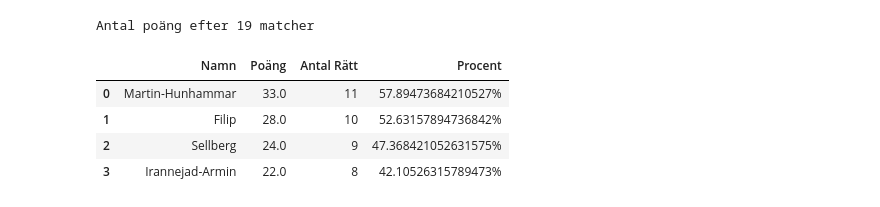
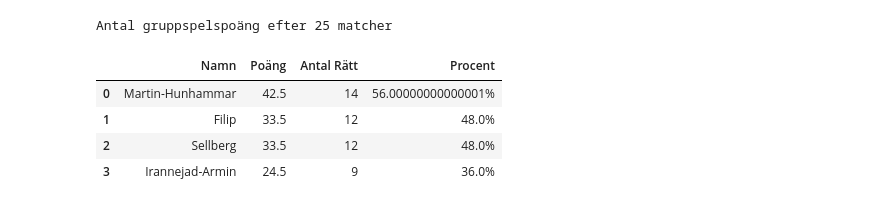
Before and after one commit to filipaslin/wc-tippning, a Jupyter notebook: scores.ipynb, the cells around one changed output. Drawn from its saved outputs; the diff is of its cells as text; code cells hidden in the pictures.

```diff
--- a/scores.ipynb
+++ b/scores.ipynb
@@ -24,11 +26,12 @@ for f in files:
     tmp = pd.read_excel(f)
     preds.append(tmp[tmp.columns[5]][11:59].values.astype(str))
 
-forza_df = forzawrapper.get_scores().iloc[:len(preds[0])]
+forza_df = forzawrapper.get_scores().iloc[:len(preds[0])].drop("Kickoff", axis=1)
 
 pred_df = pd.DataFrame(np.array(preds).T, columns=names)
 df = pd.concat([pred_df, forza_df], axis=1)
 df["Correct"] = df["Score"].apply(lambda x: get_sign(x))
-df["Total Correct Predictions"] = df.apply(lambda x: sum([int(v == x["Correct"]) for v in x[df.columns[:4]]]), axis=1)
+df["Correct Predictions"] = df.apply(lambda x: sum([int(v == x["Correct"]) for v in x[df.columns[:4]]]), axis=1)
+df["Points Given"] = 0.5*(1+(len(files)*2-df["Correct Predictions"]))*df["Correct Predictions"].astype(bool)
 df
 # %% [output]
@@ -52,26 +55,22 @@ df
 # %%
-print("Antal poäng efter", (~df['Correct'].isna()).sum(), "matcher")
+print("Antal gruppspelspoäng efter", (~df['Correct'].isna()).sum(), "matcher")
 names = []
 scores = []
 percent = []
 points = []
 for c in df.columns[:4]:
     names.append(c)
     scores.append((df[c] == df['Correct']).sum())
     percent.append(str(((df[c] == df['Correct']).sum()/(~df['Correct'].isna()).sum())*100)+"%")
-    # Om nån pallar så får de gärna kolla/tänka igenom om poängberäkningen här blir rätt
-    # Formeln: 0.5 * (1 + 2 * antal tippare - antal som tippat rätt)
-    # antal tippare = len(files)
-    # antal som tippat rätt: df["Total Correct Predictions"])
-    points.append(((df[c] == df['Correct']).astype(int)*(((len(files)*2-df["Total Correct Predictions"])+1)/2)).sum())
+    points.append(((df[c] == df['Correct']).astype(int)*df["Points Given"]).sum())
 
 table = pd.DataFrame([names, points, scores, percent]).T
 table.columns = ["Namn", "Poäng", "Antal Rätt", "Procent"]
 table.sort_values("Poäng", ascending=False).reset_index(drop=True)
 # %% [output]
-Antal poäng efter 19 matcher
+Antal gruppspelspoäng efter 25 matcher
 |  | Namn | Poäng | Antal Rätt | Procent |
-| 0 | Martin-Hunhammar | 33.0 | 11 | 57.89473684210527% |
-| 1 | Filip | 28.0 | 10 | 52.63157894736842% |
-| 2 | Sellberg | 24.0 | 9 | 47.368421052631575% |
-| 3 | Irannejad-Armin | 22.0 | 8 | 42.10526315789473% |
+| 0 | Martin-Hunhammar | 42.5 | 14 | 56.00000000000001% |
+| 1 | Filip | 33.5 | 12 | 48.0% |
+| 2 | Sellberg | 33.5 | 12 | 48.0% |
+| 3 | Irannejad-Armin | 24.5 | 9 | 36.0% |
```
Also changed, not shown: parts of 5 cells of this notebook.
